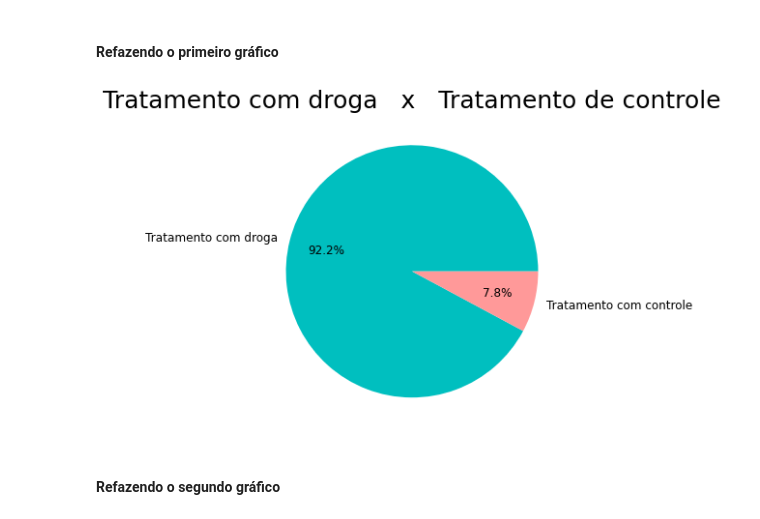
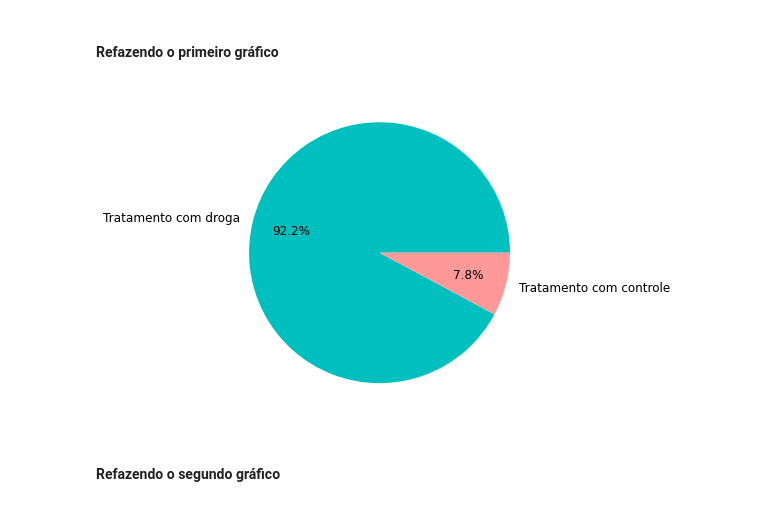
Before and after one commit to Daniel-ASG/3_IMERSAO_DE_DADOS_ALURA, a Jupyter notebook: Aula_01.ipynb, the cells around one changed output. Cells and saved outputs as stored; diff of their text form; code cells hidden in the pictures.

````diff
--- a/Aula_01.ipynb
+++ b/Aula_01.ipynb
@@ -380,6 +321,6 @@
 
 Para resolver este desafio foi usado o método [```pandas.Series.str.replace```](https://pandas.pydata.org/docs/reference/api/pandas.Series.str.replace.html) do Pandas
 # %%
-dados.columns = dados.columns.str.replace('-', '_')
+dados.columns = dados.columns.str.replace('-', '')
 dados.head()
 # %% [output]
@@ -395,17 +336,17 @@ dados.head()
 # %% [markdown]
 #### Refazendo o primeiro gráfico
 # %%
-plt.title('Tratamento com droga   x   Tratamento de controle', fontsize=25)
+# plt.title('Tratamento com droga   x   Tratamento de controle', fontsize=25)
 
 ax = dados.tratamento.value_counts().plot.pie(figsize=(6,6),
                                          colors=['c','#ff9999'],
                                          autopct='%1.1f%%',
                                          pctdistance=0.7,
                                          labels=['Tratamento com droga', 'Tratamento com controle'],
                                          fontsize=12)
 ax.set_ylabel('');
 # %% [output]
-[figure, old version]
+[figure, new version]
 # %% [markdown]
 #### Refazendo o segundo gráfico
 # %%
````
Also changed, not shown: parts of 13 cells of this notebook.
